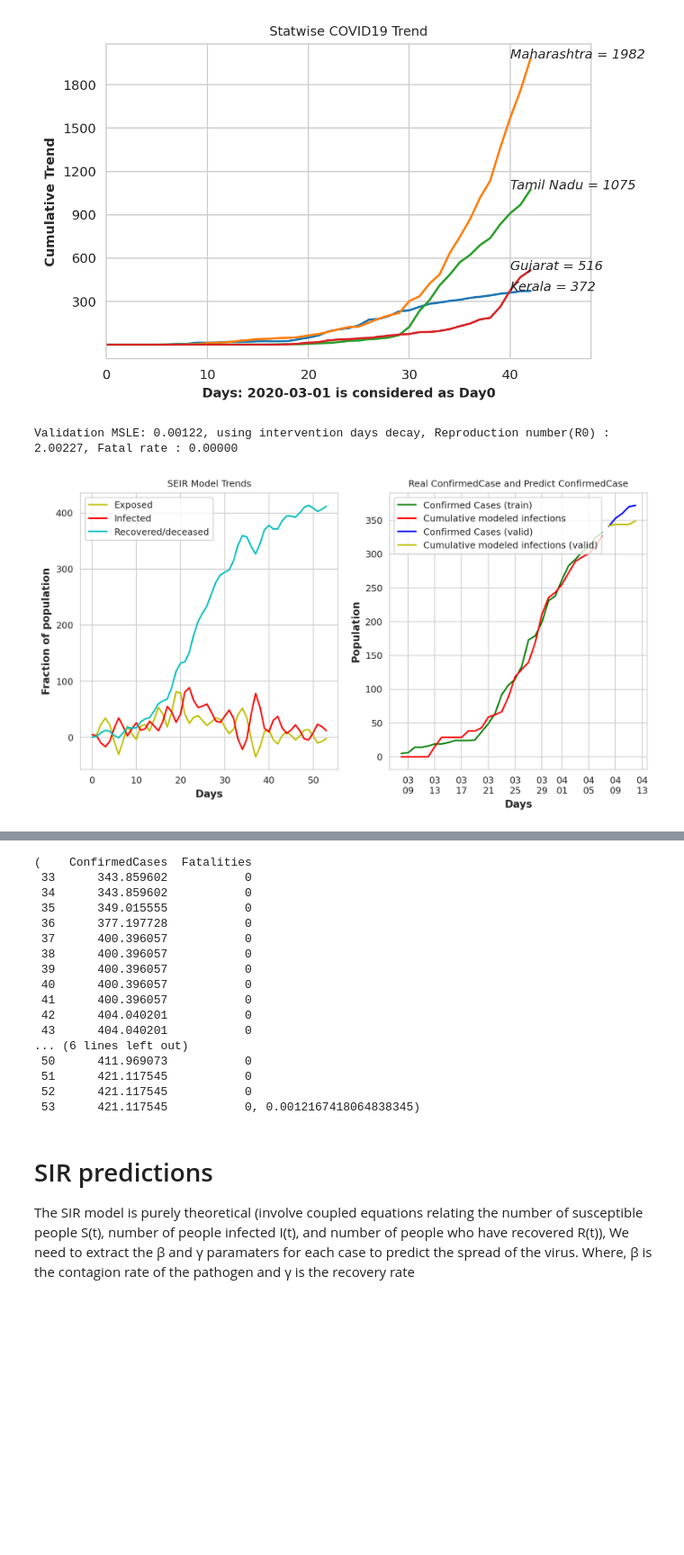
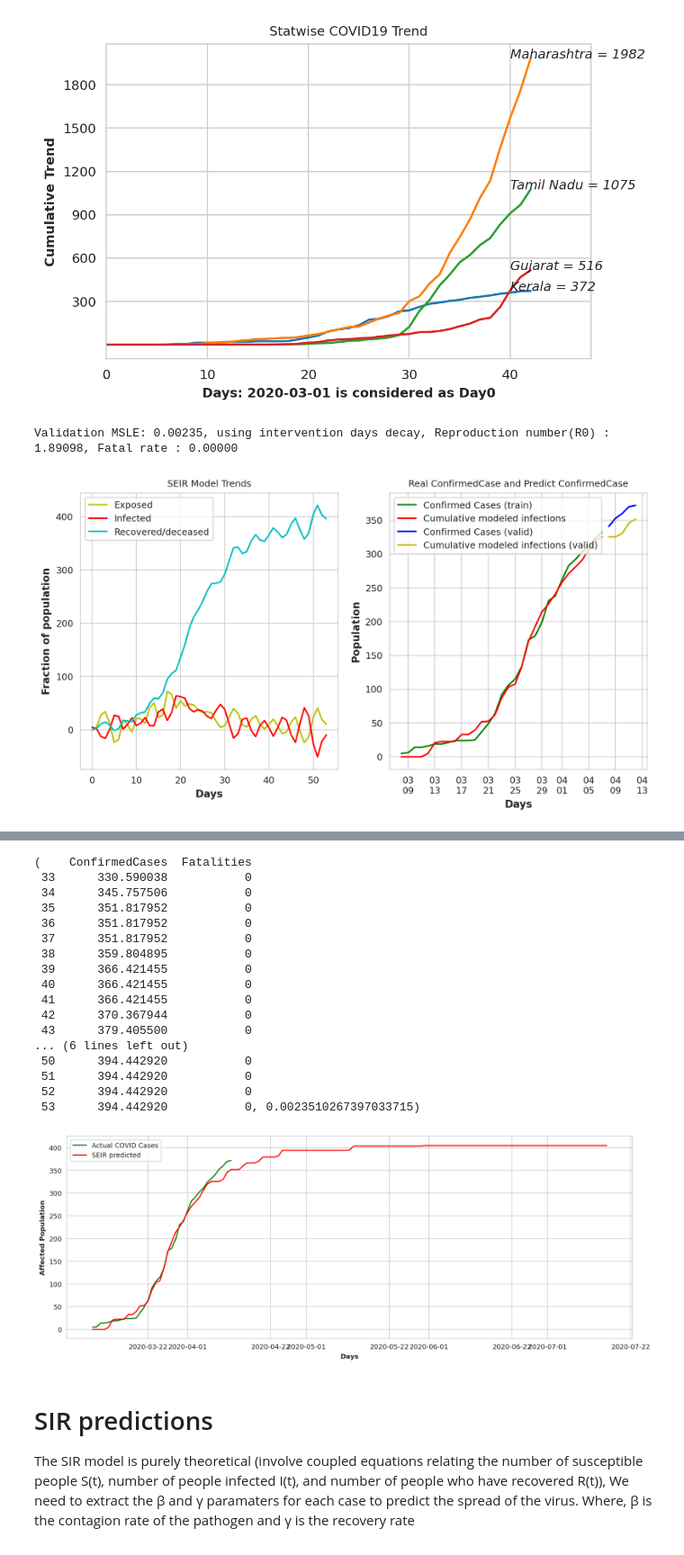
Before and after one commit to anandsahadevan/COVID19india_visualize, a Jupyter notebook: SEIR_Epidemic_Model_Prediction_India.ipynb, the cells around one changed output, grey strips where cells are left out. Shown at 90% size. Saved outputs shown, nothing was run; the diff lists cells and outputs as text; code cells hidden in the pictures; blank space fills up the shorter version.

```diff
--- a/SEIR_Epidemic_Model_Prediction_India.ipynb
+++ b/SEIR_Epidemic_Model_Prediction_India.ipynb
@@ -800,52 +800,60 @@ def fit_model_new(data, area_name, initial_guess=[2.9, 0.01, 1, 30], bounds=((1,
 
        df = pd.DataFrame({'Values': train_data['ConfirmedCases'].tolist()+y_pred['ConfirmedCases'].tolist(),'Date_datatime':time_array[:len(train_data)].tolist()+time_array.tolist(),
                   'Real/Predict': ['ConfirmedCase' for i in range(len(train_data))]+['PredictCase' for i in range(len(y_pred))]})
+       f1 = plt.figure(figsize=(30,5))
+       ax3 = f1.add_subplot(1,2,1)
+       ax3.plot(time_array[:len(train)], train['ConfirmedCases'],'g',label='Actual COVID Cases')
+       ax3.plot(time_array, y_pred['ConfirmedCases'],'r',label='SEIR predicted')
+       plt.legend()
+       plt.xlabel('Days')
+       plt.ylabel('Affected Population')
       #  fig = px.line(df, x="Date_datatime", y="Values",color = 'Real/Predict')
       #  fig.show()
    return y_pred_test, valid_msle
 # %%
 ##   Kerala
 state = 'Kerala'
-T_inc = 2.5  # average incubation period Kerala=4
-T_inf = 2.9 # average infectious period
+T_inc = 2.8 # average incubation period Kerala=4
+T_inf = 2.1 # average infectious period
 R_0 = 3 # reproduction number
 R_t = 0.3
 intervention=20
 
 
 
 # state = 'Maharashtra'
 # T_inc = 2.9  # average incubation period Kerala=4
 # T_inf = 2.5 # average infectious period
 # R_0 = 2 # reproduction number
-# R_t = 0.5
+# R_t = 0.3
 # intervention=20
 
 state_pd_train = train[train['State']==state]
 state_pd_train2 = state_pd_train.groupby(['Date']).sum().reset_index()
 state_pd_train2['Date_datetime'] = state_pd_train2['Date'].apply(lambda x: (datetime.datetime.strptime(x, '%Y-%m-%d')))
 fit_model_new(state_pd_train2,state,make_plot=True)
 # %% [output]
-Validation MSLE: 0.00122, using intervention days decay, Reproduction number(R0) : 2.00227, Fatal rate : 0.00000
+Validation MSLE: 0.00235, using intervention days decay, Reproduction number(R0) : 1.89098, Fatal rate : 0.00000
-[figure, old version]
+[figure, new version]
 [interactive output not drawn]
 (    ConfirmedCases  Fatalities
- 33      343.859602           0
- 34      343.859602           0
- 35      349.015555           0
- 36      377.197728           0
- 37      400.396057           0
- 38      400.396057           0
- 39      400.396057           0
- 40      400.396057           0
- 41      400.396057           0
- 42      404.040201           0
- 43      404.040201           0
+ 33      330.590038           0
+ 34      345.757506           0
+ 35      351.817952           0
+ 36      351.817952           0
+ 37      351.817952           0
+ 38      359.804895           0
+ 39      366.421455           0
+ 40      366.421455           0
+ 41      366.421455           0
+ 42      370.367944           0
+ 43      379.405500           0
 ... (6 lines left out)
- 50      411.969073           0
- 51      421.117545           0
- 52      421.117545           0
- 53      421.117545           0, 0.0012167418064838345)
+ 50      394.442920           0
+ 51      394.442920           0
+ 52      394.442920           0
+ 53      394.442920           0, 0.0023510267397033715)
+[figure, added]
 # %% [markdown]
 # SIR predictions
 The SIR model is purely theoretical (involve coupled equations relating the number of susceptible people S(t), number of people infected I(t), and number of people who have recovered R(t)), We need to extract the  β  and  γ  paramaters for each case to predict the spread of the virus.
```
